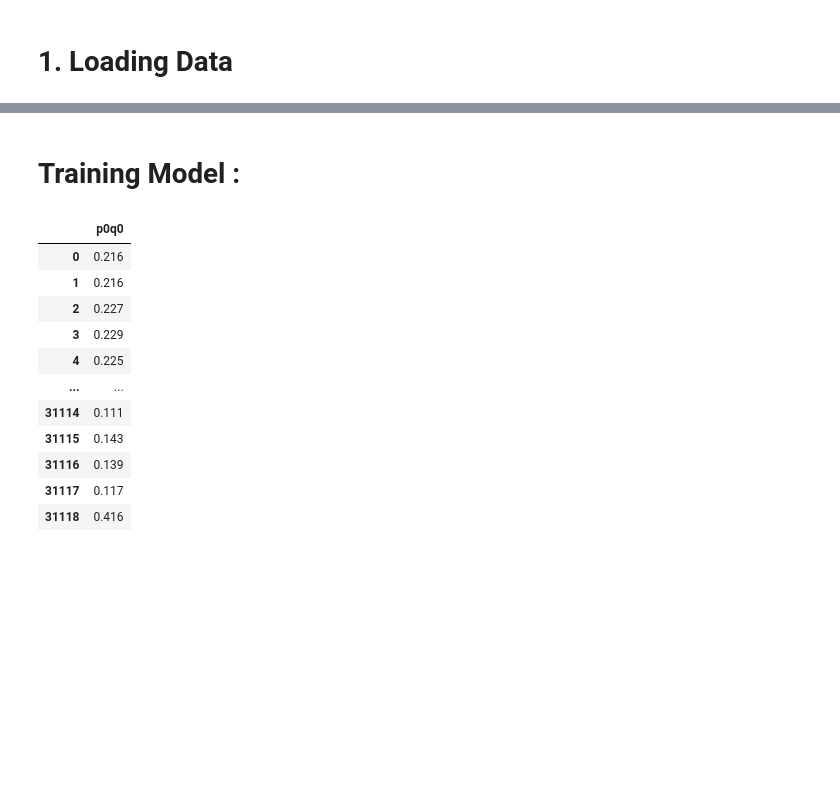
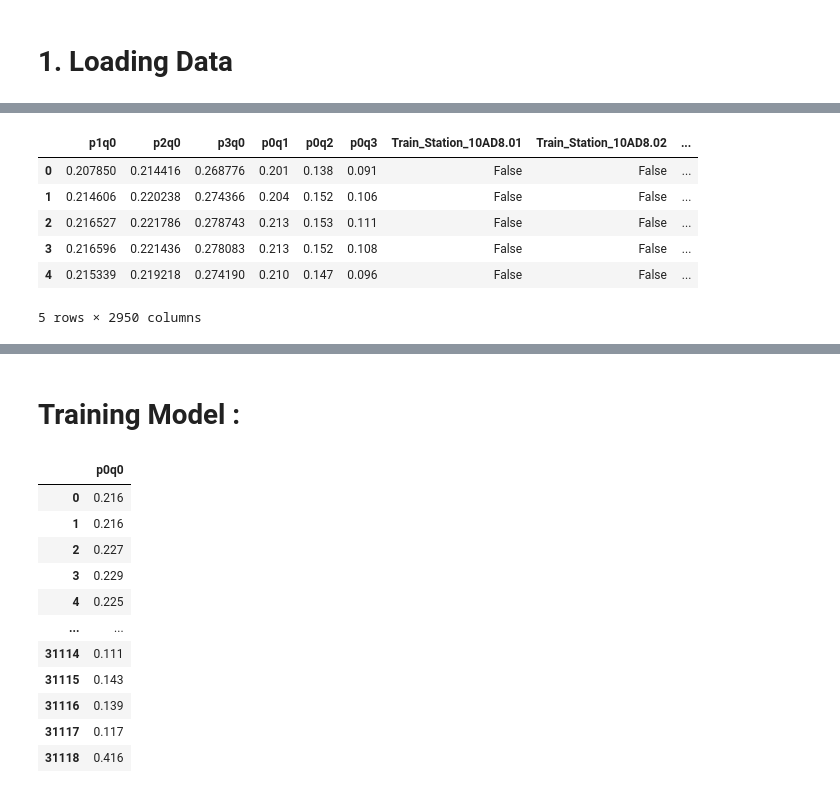
Before and after one commit to Ashraf-Khabar/Mean-time-to-predict-the-Occupation-Of-Trains, a Jupyter notebook: Torch Model Training/NN Training.ipynb, the cells around one changed output, grey strips where cells are left out. Drawn from its saved outputs; the diff is of its cells as text; code cells hidden in the pictures; blank space fills up the shorter version.

```diff
--- a/Torch Model Training/NN Training.ipynb
+++ b/Torch Model Training/NN Training.ipynb
@@ -50,0 +59,19 @@ X.shape
+# %%
+from sklearn.experimental import enable_iterative_imputer
+from sklearn.impute import IterativeImputer
+from sklearn.linear_model import BayesianRidge
+
+imputer = IterativeImputer(estimator=BayesianRidge(), random_state=0)
+data = transform(X)
+columns = data[['p1q0','p2q0','p3q0','p0q1','p0q2','p0q3']].columns.tolist()
+data[['p1q0','p2q0','p3q0','p0q1','p0q2','p0q3']] = pd.DataFrame(imputer.fit_transform(data[['p1q0','p2q0','p3q0','p0q1','p0q2','p0q3']]), columns=columns)
+
+data.head()
+# %% [output]
+|  | p1q0 | p2q0 | p3q0 | p0q1 | p0q2 | p0q3 | Train_Station_10AD8.01 | Train_Station_10AD8.02 | ... |
+| 0 | 0.207850 | 0.214416 | 0.268776 | 0.201 | 0.138 | 0.091 | False | False | ... |
+| 1 | 0.214606 | 0.220238 | 0.274366 | 0.204 | 0.152 | 0.106 | False | False | ... |
+| 2 | 0.216527 | 0.221786 | 0.278743 | 0.213 | 0.153 | 0.111 | False | False | ... |
+| 3 | 0.216596 | 0.221436 | 0.278083 | 0.213 | 0.152 | 0.108 | False | False | ... |
+| 4 | 0.215339 | 0.219218 | 0.274190 | 0.210 | 0.147 | 0.096 | False | False | ... |
+5 rows × 2950 columns
```
Also changed, not shown: parts of 65 cells of this notebook, 1 other file.
